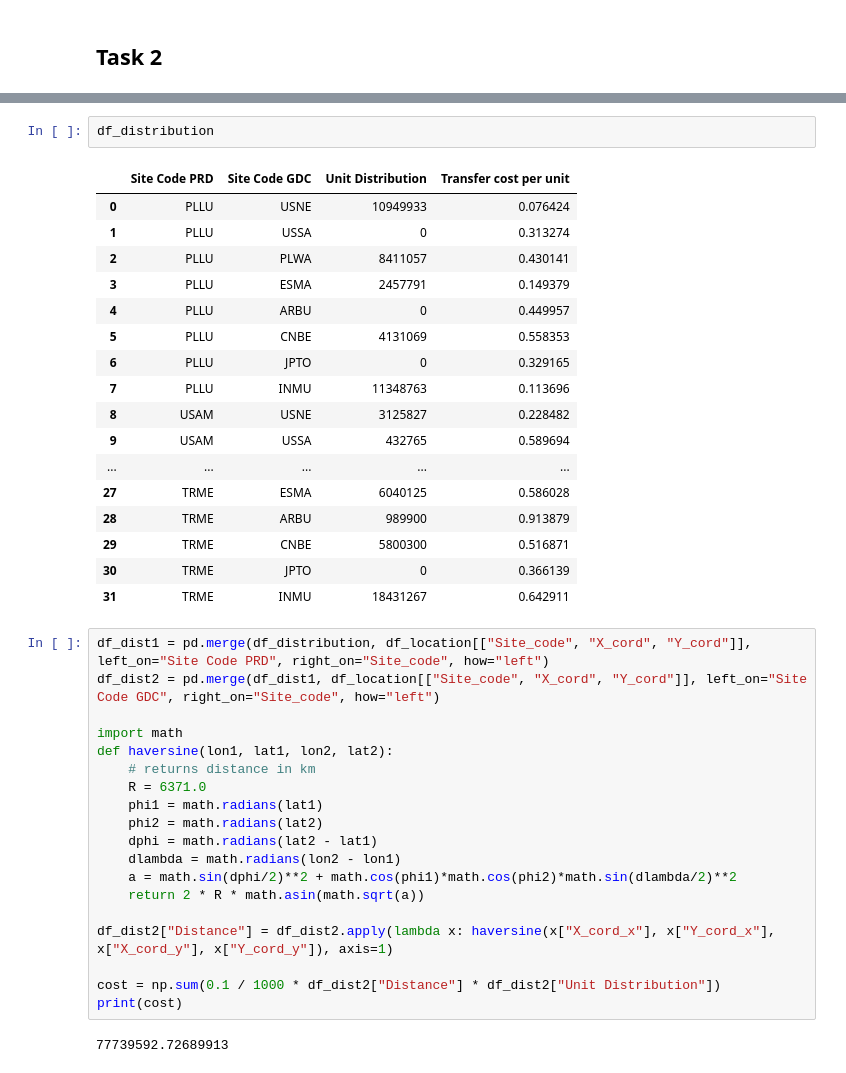
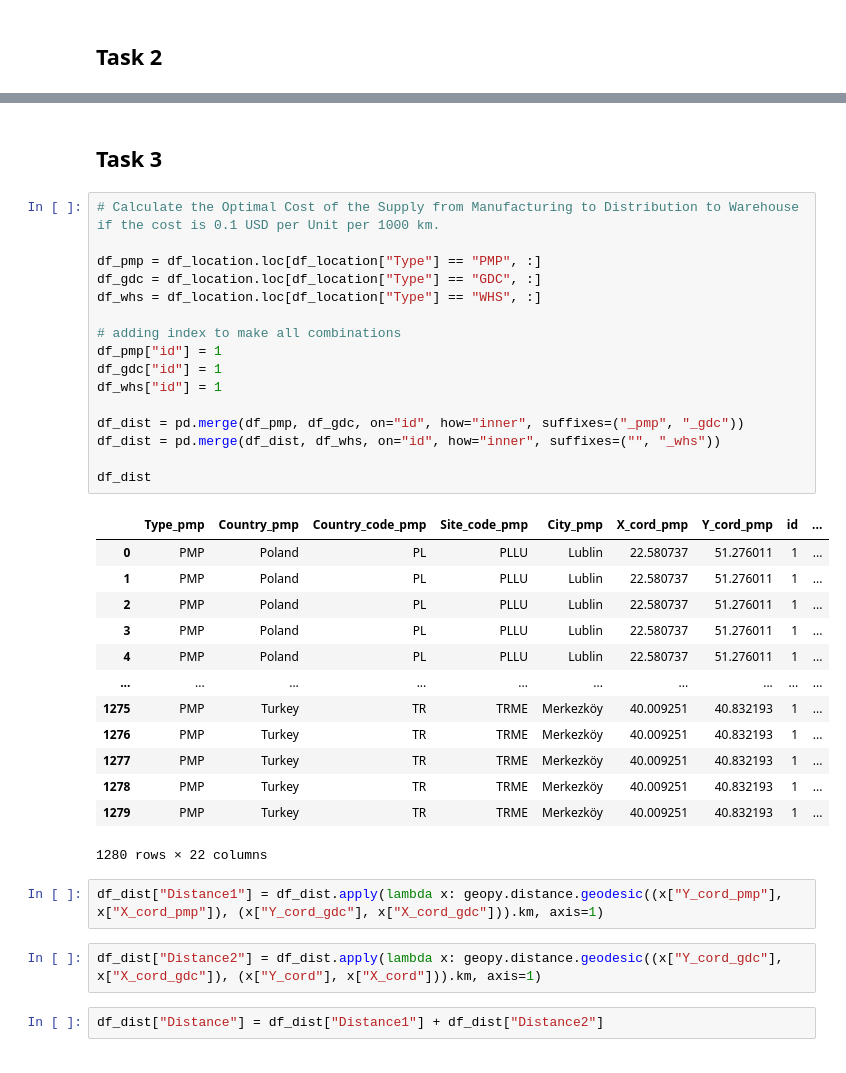
Before and after one commit to kubek22/MOA, a Jupyter notebook: project4/project4.ipynb, the cells around one changed output, grey strips where cells are left out. Drawn from its saved outputs; the diff is of its cells as text.

```diff
--- a/project4/project4.ipynb
+++ b/project4/project4.ipynb
@@ -117,41 +201,38 @@ df_location
-# %%
-df_distribution
-# %% [output]
-|  | Site Code PRD | Site Code GDC | Unit Distribution | Transfer cost per unit |
-| 0 | PLLU | USNE | 10949933 | 0.076424 |
-| 1 | PLLU | USSA | 0 | 0.313274 |
-| 2 | PLLU | PLWA | 8411057 | 0.430141 |
-| 3 | PLLU | ESMA | 2457791 | 0.149379 |
-| 4 | PLLU | ARBU | 0 | 0.449957 |
-| 5 | PLLU | CNBE | 4131069 | 0.558353 |
-| 6 | PLLU | JPTO | 0 | 0.329165 |
-| 7 | PLLU | INMU | 11348763 | 0.113696 |
-| 8 | USAM | USNE | 3125827 | 0.228482 |
-| 9 | USAM | USSA | 432765 | 0.589694 |
-| ... | ... | ... | ... | ... |
-| 27 | TRME | ESMA | 6040125 | 0.586028 |
-| 28 | TRME | ARBU | 989900 | 0.913879 |
-| 29 | TRME | CNBE | 5800300 | 0.516871 |
-| 30 | TRME | JPTO | 0 | 0.366139 |
-| 31 | TRME | INMU | 18431267 | 0.642911 |
-# %%
-df_dist1 = pd.merge(df_distribution, df_location[["Site_code", "X_cord", "Y_cord"]], left_on="Site Code PRD", right_on="Site_code", how="left")
-df_dist2 = pd.merge(df_dist1, df_location[["Site_code", "X_cord", "Y_cord"]], left_on="Site Code GDC", right_on="Site_code", how="left")
-
-import math
-def haversine(lon1, lat1, lon2, lat2):
-    # returns distance in km
-    R = 6371.0
-    phi1 = math.radians(lat1)
-    phi2 = math.radians(lat2)
-    dphi = math.radians(lat2 - lat1)
-    dlambda = math.radians(lon2 - lon1)
-    a = math.sin(dphi/2)**2 + math.cos(phi1)*math.cos(phi2)*math.sin(dlambda/2)**2
-    return 2 * R * math.asin(math.sqrt(a))
-
-df_dist2["Distance"] = df_dist2.apply(lambda x: haversine(x["X_cord_x"], x["Y_cord_x"], x["X_cord_y"], x["Y_cord_y"]), axis=1)
-
-cost = np.sum(0.1 / 1000 * df_dist2["Distance"] * df_dist2["Unit Distribution"])
-print(cost)
-# %% [output]
-77739592.72689913
+# %% [markdown]
+## Task 3
+# %%
+# Calculate the Optimal Cost of the Supply from Manufacturing to Distribution to Warehouse if the cost is 0.1 USD per Unit per 1000 km.
+
+df_pmp = df_location.loc[df_location["Type"] == "PMP", :]
+df_gdc = df_location.loc[df_location["Type"] == "GDC", :]
+df_whs = df_location.loc[df_location["Type"] == "WHS", :]
+
+# adding index to make all combinations
+df_pmp["id"] = 1
+df_gdc["id"] = 1
+df_whs["id"] = 1
+
+df_dist = pd.merge(df_pmp, df_gdc, on="id", how="inner", suffixes=("_pmp", "_gdc"))
+df_dist = pd.merge(df_dist, df_whs, on="id", how="inner", suffixes=("", "_whs"))
+
+df_dist
+# %% [output]
+|  | Type_pmp | Country_pmp | Country_code_pmp | Site_code_pmp | City_pmp | X_cord_pmp | Y_cord_pmp | id | ... |
+| 0 | PMP | Poland | PL | PLLU | Lublin | 22.580737 | 51.276011 | 1 | ... |
+| 1 | PMP | Poland | PL | PLLU | Lublin | 22.580737 | 51.276011 | 1 | ... |
+| 2 | PMP | Poland | PL | PLLU | Lublin | 22.580737 | 51.276011 | 1 | ... |
+| 3 | PMP | Poland | PL | PLLU | Lublin | 22.580737 | 51.276011 | 1 | ... |
+| 4 | PMP | Poland | PL | PLLU | Lublin | 22.580737 | 51.276011 | 1 | ... |
+| ... | ... | ... | ... | ... | ... | ... | ... | ... | ... |
+| 1275 | PMP | Turkey | TR | TRME | Merkezköy | 40.009251 | 40.832193 | 1 | ... |
+| 1276 | PMP | Turkey | TR | TRME | Merkezköy | 40.009251 | 40.832193 | 1 | ... |
+| 1277 | PMP | Turkey | TR | TRME | Merkezköy | 40.009251 | 40.832193 | 1 | ... |
+| 1278 | PMP | Turkey | TR | TRME | Merkezköy | 40.009251 | 40.832193 | 1 | ... |
+| 1279 | PMP | Turkey | TR | TRME | Merkezköy | 40.009251 | 40.832193 | 1 | ... |
+1280 rows × 22 columns
+# %%
+df_dist["Distance1"] = df_dist.apply(lambda x: geopy.distance.geodesic((x["Y_cord_pmp"], x["X_cord_pmp"]), (x["Y_cord_gdc"], x["X_cord_gdc"])).km, axis=1)
+# %%
+df_dist["Distance2"] = df_dist.apply(lambda x: geopy.distance.geodesic((x["Y_cord_gdc"], x["X_cord_gdc"]), (x["Y_cord"], x["X_cord"])).km, axis=1)
+# %%
+df_dist["Distance"] = df_dist["Distance1"] + df_dist["Distance2"]
```
Also changed, not shown: parts of 57 cells of this notebook, 1 other file.
